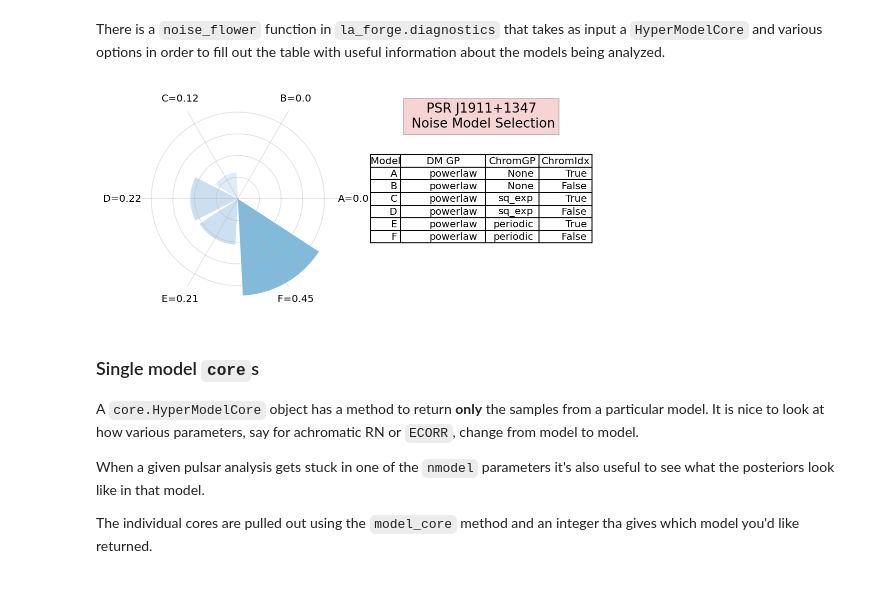
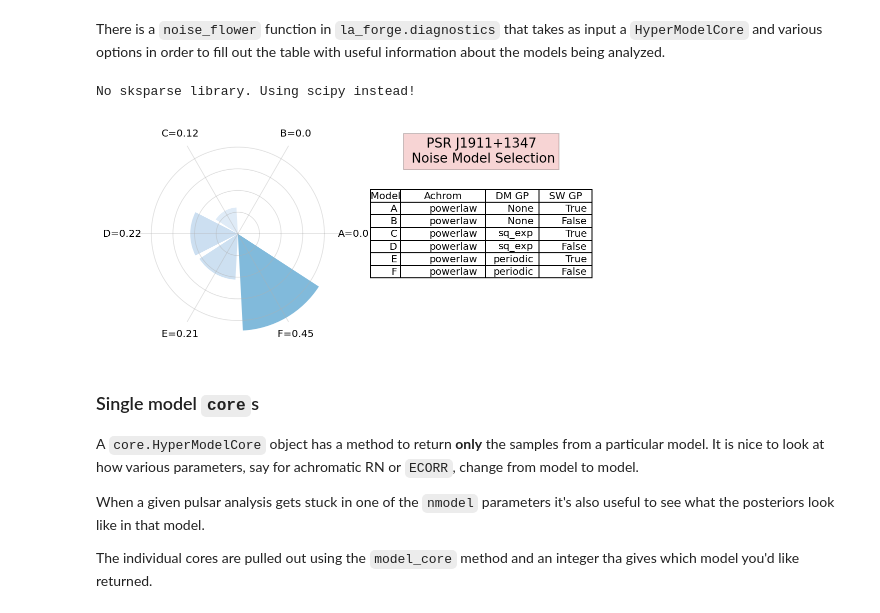
Before and after one commit to Hazboun6/noise_model_selection, a Jupyter notebook: chain_visualization.ipynb, the cells around one changed output. Drawn from its saved outputs; the diff is of its cells as text; code cells hidden in the pictures.

```diff
--- a/chain_visualization.ipynb
+++ b/chain_visualization.ipynb
@@ -97,13 +97,13 @@ model_labels
 There is a `noise_flower` function in `la_forge.diagnostics` that takes as input a `HyperModelCore` and various options in order to fill out the table with useful information about the models being analyzed.
 # %%
 dg.noise_flower(cH,
-                colLabels=['Model','DM GP','ChromGP', 'ChromIdx'],
-                #['Model','Achrom', 'DM GP', 'SW GP'],
+                colLabels=['Model','Achrom', 'DM GP', 'SW GP'],
                 #
                 cellText=model_labels,
                 colWidths=[0.14,0.4,0.25,0.25])
 # %% [output]
+No sksparse library. Using scipy instead!
-[figure, old version]
+[figure, new version]
 # %% [markdown]
 ### Single model `core`s
 A `core.HyperModelCore` object has a method to return __only__ the samples from a particular model. It is nice to look at how various parameters, say for achromatic RN or `ECORR`, change from model to model.
```
Also changed, not shown: parts of 47 cells of this notebook.
